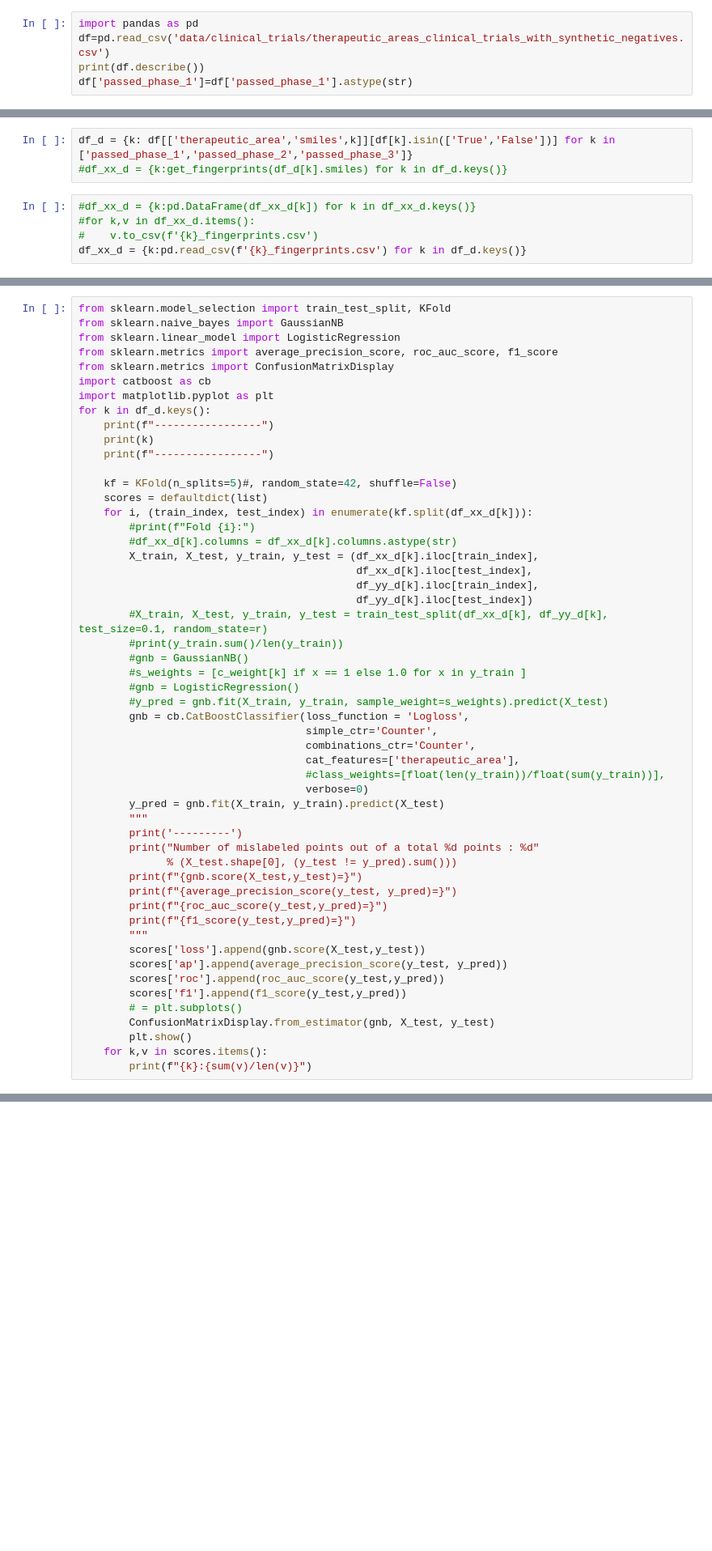
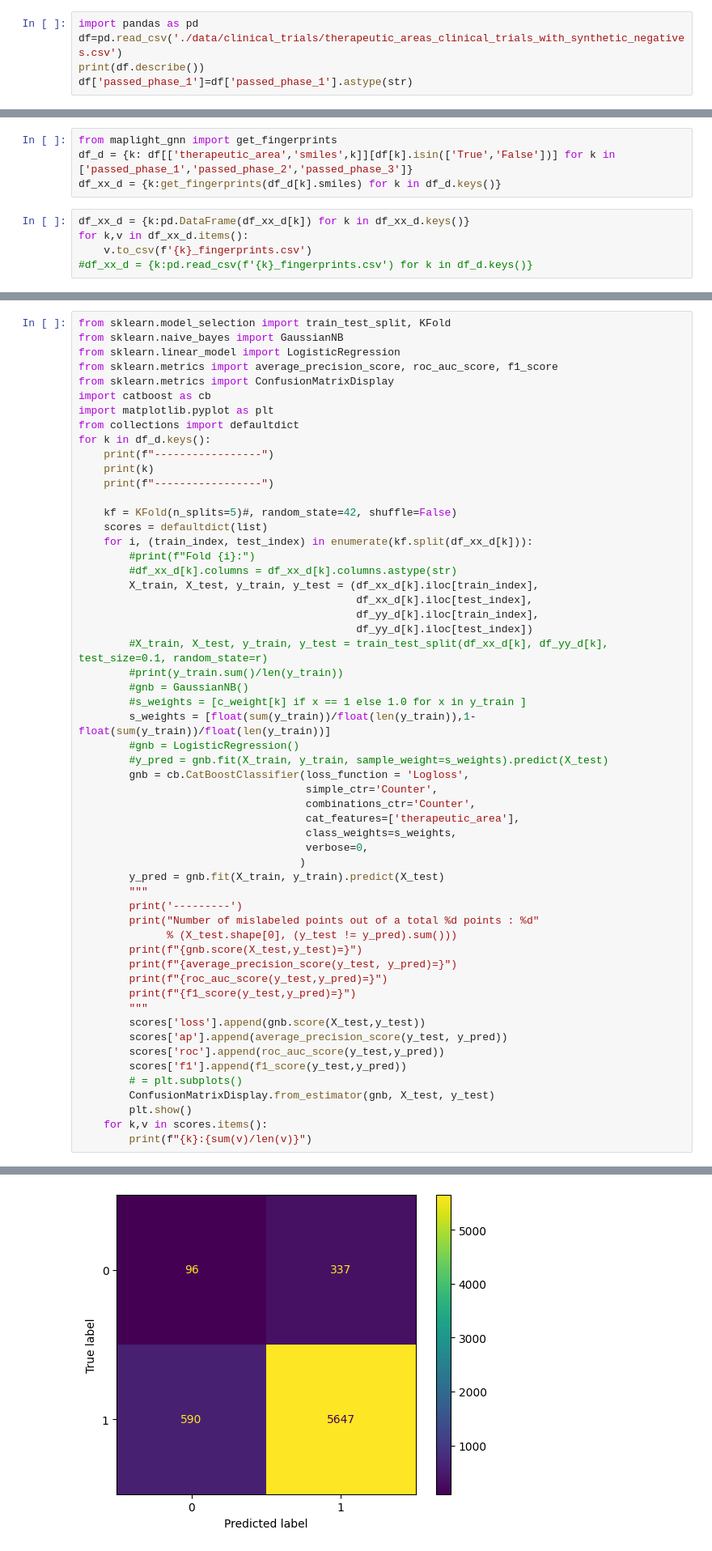
Before and after one commit to synthetic-tensors/MapLight-TDC, a Jupyter notebook: clinical_trial_outcome.ipynb, the cells around one changed output, grey strips where cells are left out. Shown: that part at 81% size. Saved outputs shown, nothing was run; the diff lists cells and outputs as text; blank space fills up the shorter version.

```diff
--- a/clinical_trial_outcome.ipynb
+++ b/clinical_trial_outcome.ipynb
@@ -109,7 +109,7 @@ ohe.transform()
 # New data factoring
 # %%
 import pandas as pd
-df=pd.read_csv('data/clinical_trials/therapeutic_areas_clinical_trials_with_synthetic_negatives.csv')
+df=pd.read_csv('./data/clinical_trials/therapeutic_areas_clinical_trials_with_synthetic_negatives.csv')
 print(df.describe())
 df['passed_phase_1']=df['passed_phase_1'].astype(str)
 # %% [output]
@@ -133,13 +133,14 @@ df[df.passed_phase_1=='False'].smiles.value_counts().hist()
 # %%
 df=df.sample(frac=1).sort_values(by='smiles')
 # %%
+from maplight_gnn import get_fingerprints
 df_d = {k: df[['therapeutic_area','smiles',k]][df[k].isin(['True','False'])] for k in ['passed_phase_1','passed_phase_2','passed_phase_3']}
-#df_xx_d = {k:get_fingerprints(df_d[k].smiles) for k in df_d.keys()}
+df_xx_d = {k:get_fingerprints(df_d[k].smiles) for k in df_d.keys()}
 # %%
-#df_xx_d = {k:pd.DataFrame(df_xx_d[k]) for k in df_xx_d.keys()}
-#for k,v in df_xx_d.items():
-#    v.to_csv(f'{k}_fingerprints.csv')
-df_xx_d = {k:pd.read_csv(f'{k}_fingerprints.csv') for k in df_d.keys()}
+df_xx_d = {k:pd.DataFrame(df_xx_d[k]) for k in df_xx_d.keys()}
+for k,v in df_xx_d.items():
+    v.to_csv(f'{k}_fingerprints.csv')
+#df_xx_d = {k:pd.read_csv(f'{k}_fingerprints.csv') for k in df_d.keys()}
 # %%
 df_xx_d = {k:v.fillna(0).assign(therapeutic_area=df_d[k].therapeutic_area) for k,v in df_xx_d.items()}
 # %%
@@ -188,6 +189,7 @@ from sklearn.metrics import average_precision_score, roc_auc_score, f1_score
 from sklearn.metrics import ConfusionMatrixDisplay
 import catboost as cb
 import matplotlib.pyplot as plt
+from collections import defaultdict
 for k in df_d.keys():
     print(f"-----------------")
     print(k)
@@ -206,14 +208,16 @@ for k in df_d.keys():
         #print(y_train.sum()/len(y_train))
         #gnb = GaussianNB()
         #s_weights = [c_weight[k] if x == 1 else 1.0 for x in y_train ]
+        s_weights = [float(sum(y_train))/float(len(y_train)),1-float(sum(y_train))/float(len(y_train))]
         #gnb = LogisticRegression()
         #y_pred = gnb.fit(X_train, y_train, sample_weight=s_weights).predict(X_test)
         gnb = cb.CatBoostClassifier(loss_function = 'Logloss',
                                     simple_ctr='Counter',
                                     combinations_ctr='Counter',
                                     cat_features=['therapeutic_area'],
-                                    #class_weights=[float(len(y_train))/float(sum(y_train))],
-                                    verbose=0)
+                                    class_weights=s_weights,
+                                    verbose=0,
+                                   )
         y_pred = gnb.fit(X_train, y_train).predict(X_test)
         """
         print('---------')
@@ -253,0 +244 @@ passed_phase_3
+[figure, added]
```
Also changed, not shown: parts of 4 cells of this notebook, 1 other file.
